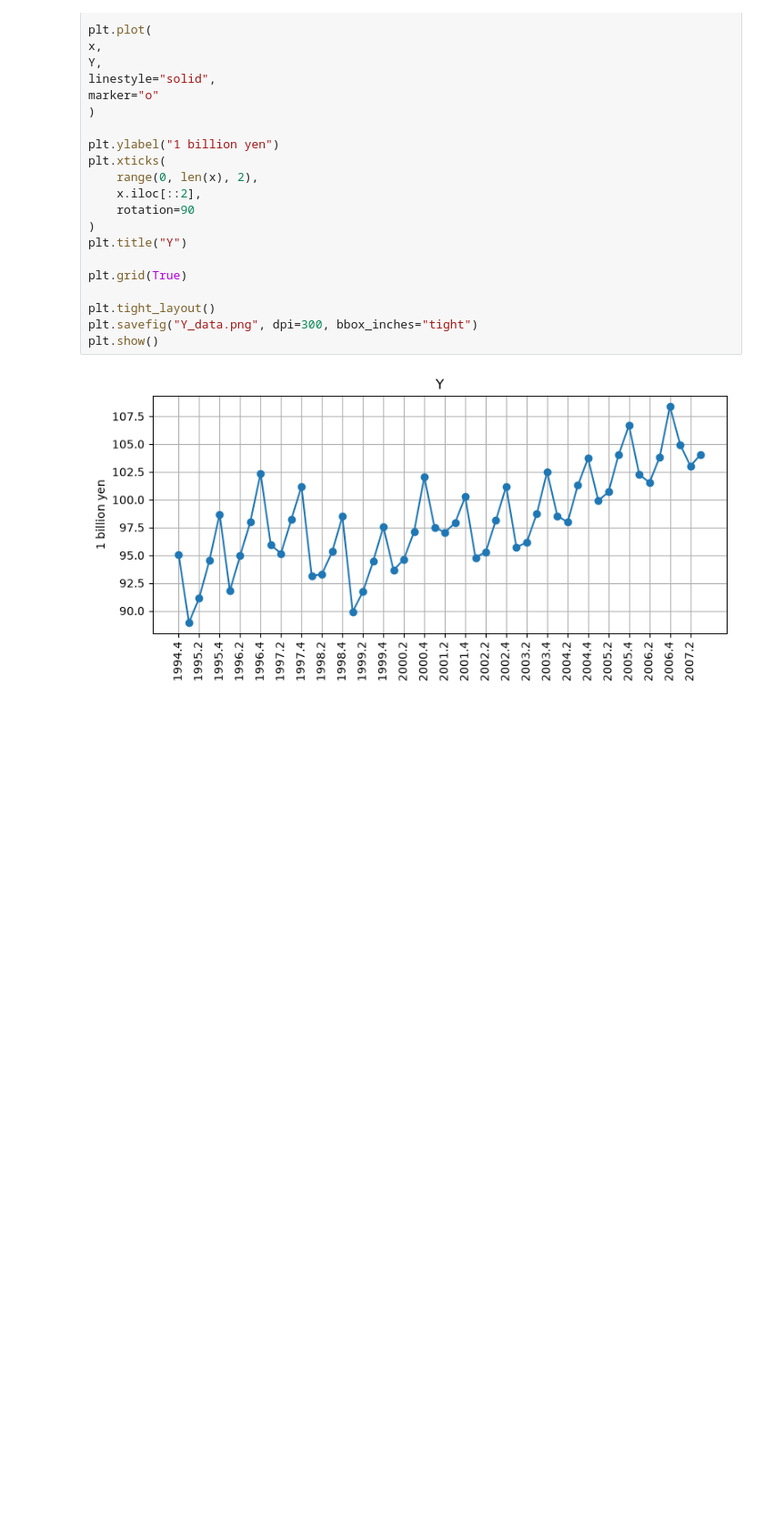
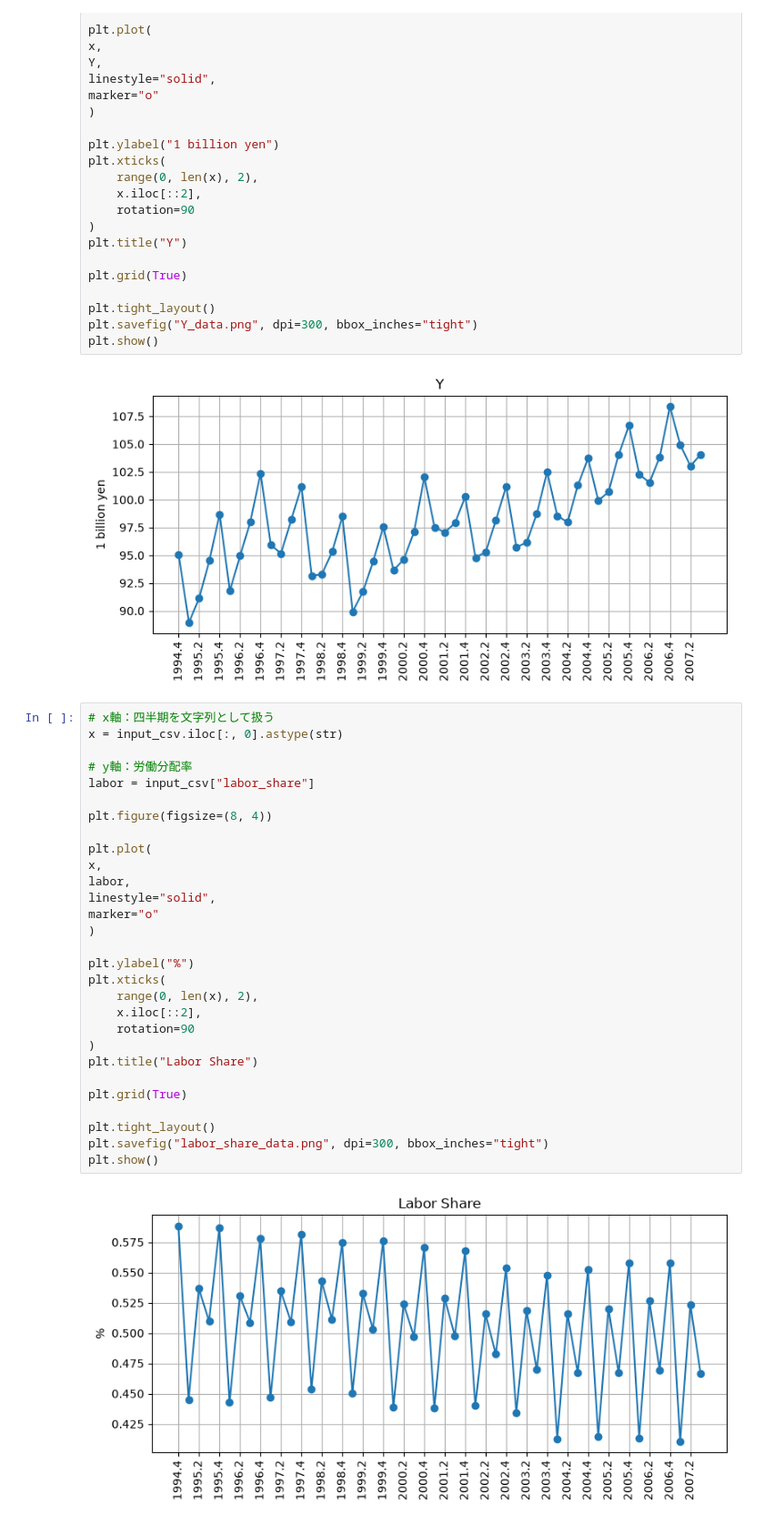
Before and after one commit to Kishimoto-econ/graduation_thesis, a Jupyter notebook: progress/code/data_graph/graph_data.ipynb, the cells around one changed output. Shown at 91% size. Drawn from its saved outputs; the diff is of its cells as text; blank space fills up the shorter version.

```diff
--- a/progress/code/data_graph/graph_data.ipynb
+++ b/progress/code/data_graph/graph_data.ipynb
@@ -191,3 +191,34 @@ plt.savefig("Y_data.png", dpi=300, bbox_inches="tight")
 plt.show()
 # %% [output]
 [figure]
+# %%
+# x軸：四半期を文字列として扱う
+x = input_csv.iloc[:, 0].astype(str)
+
+# y軸：労働分配率
+labor = input_csv["labor_share"]
+
+plt.figure(figsize=(8, 4))
+
+plt.plot(
+x,
+labor,
+linestyle="solid",
+marker="o"
+)
+
+plt.ylabel("%")
+plt.xticks(
+    range(0, len(x), 2),
+    x.iloc[::2],
+    rotation=90
+)
+plt.title("Labor Share")
+
+plt.grid(True)
+
+plt.tight_layout()
+plt.savefig("labor_share_data.png", dpi=300, bbox_inches="tight")
+plt.show()
+# %% [output]
+[figure, added]
```
Also changed, not shown: parts of 1 cell of this notebook, 49 other files.
